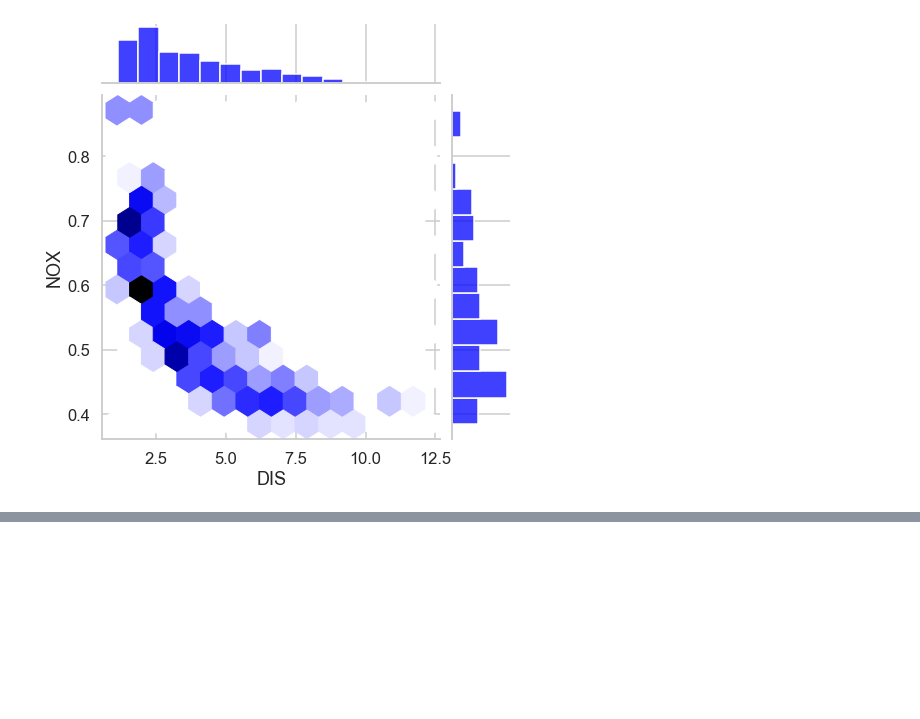
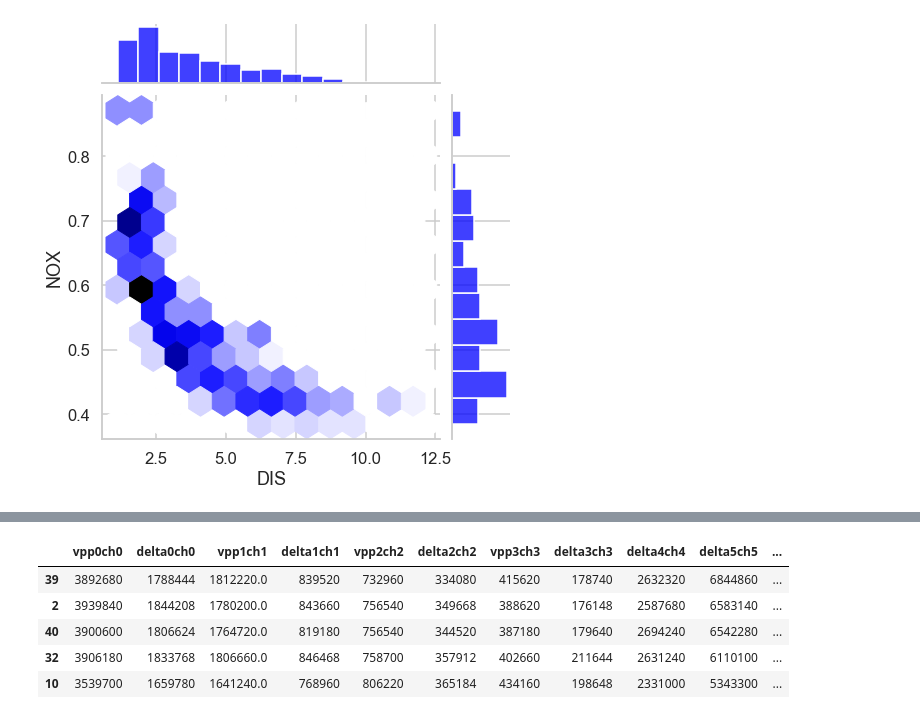
Before and after one commit to ahmadasmandar/linearreg, a Jupyter notebook: boston.ipynb, the cells around one changed output, grey strips where cells are left out. Saved outputs shown, nothing was run; the diff lists cells and outputs as text; code cells hidden in the pictures; blank space fills up the shorter version.

```diff
--- a/boston.ipynb
+++ b/boston.ipynb
@@ -287,3 +297,12 @@ len(X_train)/len(features)
+# %%
+X_train.head()
+# %% [output]
+|  | vpp0ch0 | delta0ch0 | vpp1ch1 | delta1ch1 | vpp2ch2 | delta2ch2 | vpp3ch3 | delta3ch3 | delta4ch4 | delta5ch5 | ... |
+| 39 | 3892680 | 1788444 | 1812220.0 | 839520 | 732960 | 334080 | 415620 | 178740 | 2632320 | 6844860 | ... |
+| 2 | 3939840 | 1844208 | 1780200.0 | 843660 | 756540 | 349668 | 388620 | 176148 | 2587680 | 6583140 | ... |
+| 40 | 3900600 | 1806624 | 1764720.0 | 819180 | 756540 | 344520 | 387180 | 179640 | 2694240 | 6542280 | ... |
+| 32 | 3906180 | 1833768 | 1806660.0 | 846468 | 758700 | 357912 | 402660 | 211644 | 2631240 | 6110100 | ... |
+| 10 | 3539700 | 1659780 | 1641240.0 | 768960 | 806220 | 365184 | 434160 | 198648 | 2331000 | 5343300 | ... |
 # %%
 # % of test data set
 X_test.shape[0]/features.shape[0]
```
Also changed, not shown: parts of 10 cells of this notebook, 6 other files.
